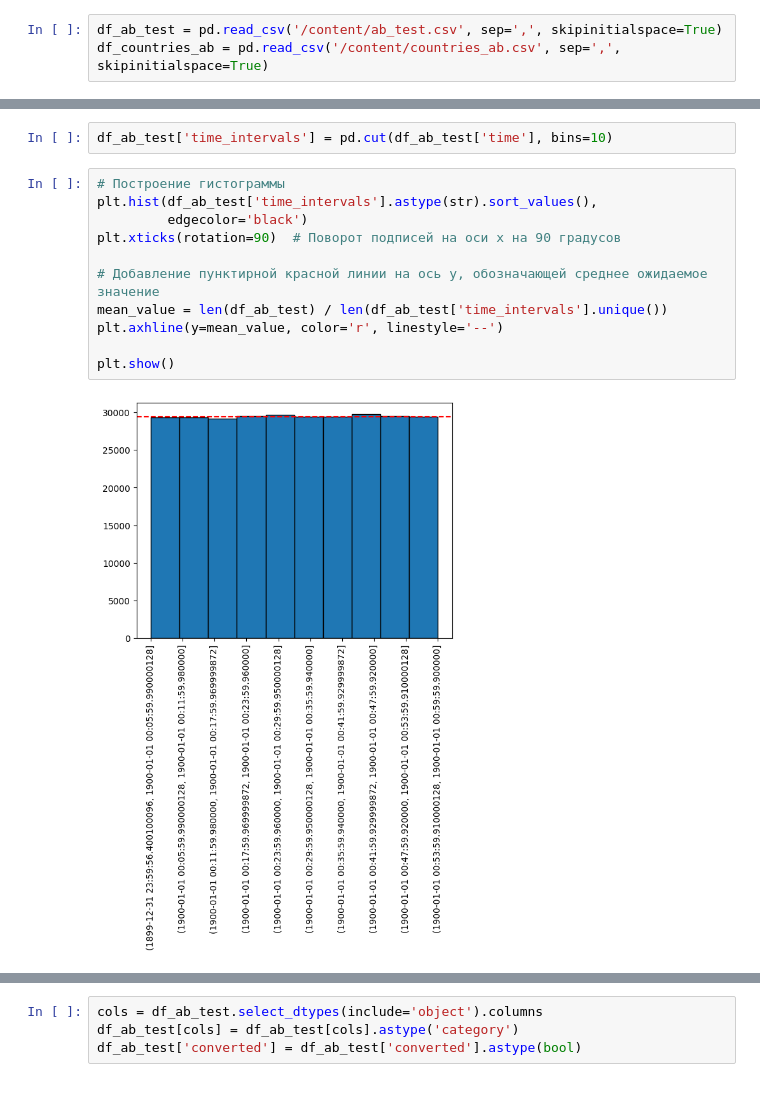
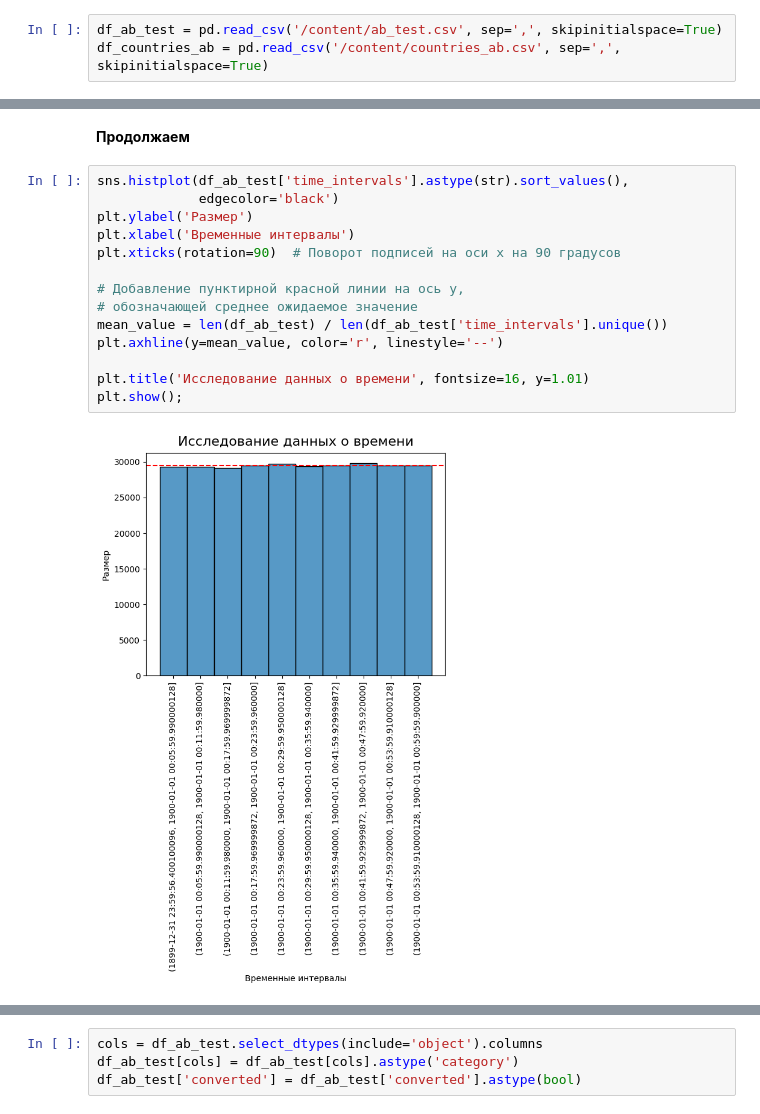
Before and after one commit to KonstantinElfimow/E-commerce-A-B-testing-1, a Jupyter notebook: E_commerce_A_B_testing_1.ipynb, the cells around one changed output, grey strips where cells are left out. Cells and saved outputs as stored; diff of their text form.

```diff
--- a/E_commerce_A_B_testing_1.ipynb
+++ b/E_commerce_A_B_testing_1.ipynb
@@ -191,15 +221,18 @@ memory usage: 11.2+ MB
-# %%
-df_ab_test['time_intervals'] = pd.cut(df_ab_test['time'], bins=10)
+# %% [markdown]
+**Продолжаем**
 # %%
-# Построение гистограммы
-plt.hist(df_ab_test['time_intervals'].astype(str).sort_values(),
-         edgecolor='black')
+sns.histplot(df_ab_test['time_intervals'].astype(str).sort_values(),
+             edgecolor='black')
+plt.ylabel('Размер')
+plt.xlabel('Временные интервалы')
 plt.xticks(rotation=90)  # Поворот подписей на оси x на 90 градусов
 
-# Добавление пунктирной красной линии на ось y, обозначающей среднее ожидаемое значение
+# Добавление пунктирной красной линии на ось y,
+# обозначающей среднее ожидаемое значение
 mean_value = len(df_ab_test) / len(df_ab_test['time_intervals'].unique())
 plt.axhline(y=mean_value, color='r', linestyle='--')
 
-plt.show()
+plt.title('Исследование данных о времени', fontsize=16, y=1.01)
+plt.show();
 # %% [output]
-[figure, old version]
+[figure, new version]
```
Also changed, not shown: parts of 96 cells of this notebook.
